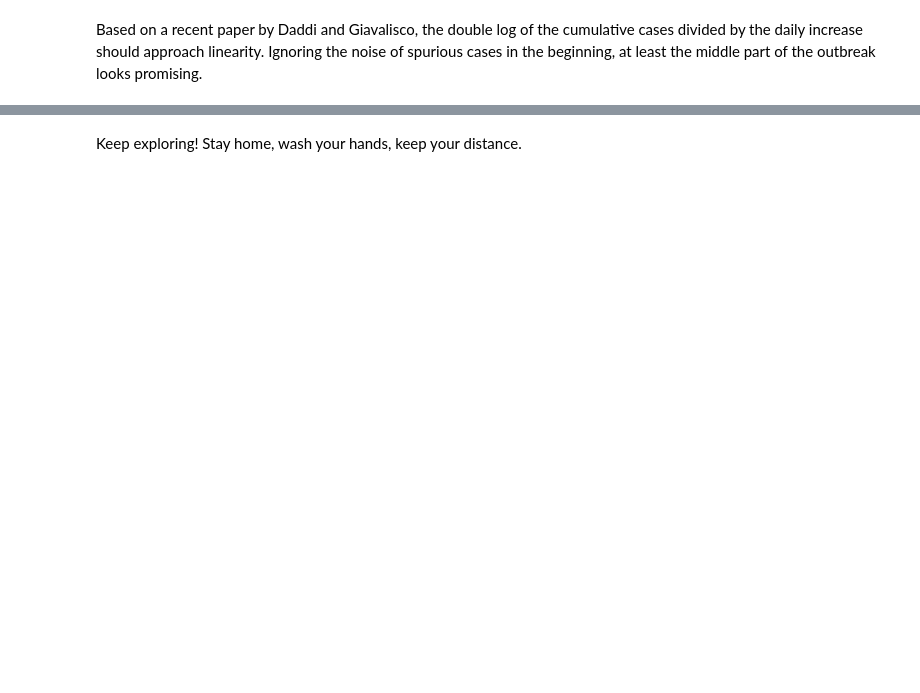
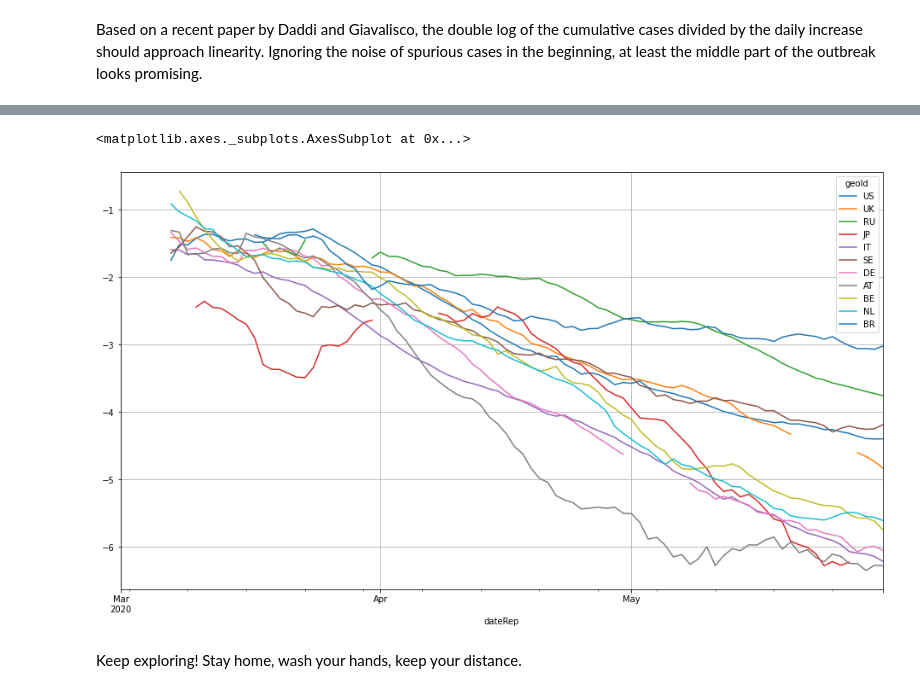
Before and after one commit to R3dje/COVID19, a Jupyter notebook: EUCDC.ipynb, the cells around one changed output, grey strips where cells are left out. Cells and saved outputs as stored; diff of their text form; code cells hidden in the pictures; blank space fills up the shorter version.

```diff
--- a/EUCDC.ipynb
+++ b/EUCDC.ipynb
@@ -302,2 +303,8 @@ np.log(np.log(df_geo.cumsum() / df_geo))['cases'][countries].loc['20200301':].ro
+# %%
+np.log(df_geo / df_geo.cumsum())['cases'][countries].loc['20200301':].rolling(7).mean().plot(
+    figsize=(16, 9), grid=True)
+# %% [output]
+<matplotlib.axes._subplots.AxesSubplot at 0x...>
+[figure, added]
 # %% [markdown]
 Keep exploring! Stay home, wash your hands, keep your distance.
```
Also changed, not shown: parts of 5 cells of this notebook, 6 other files.
